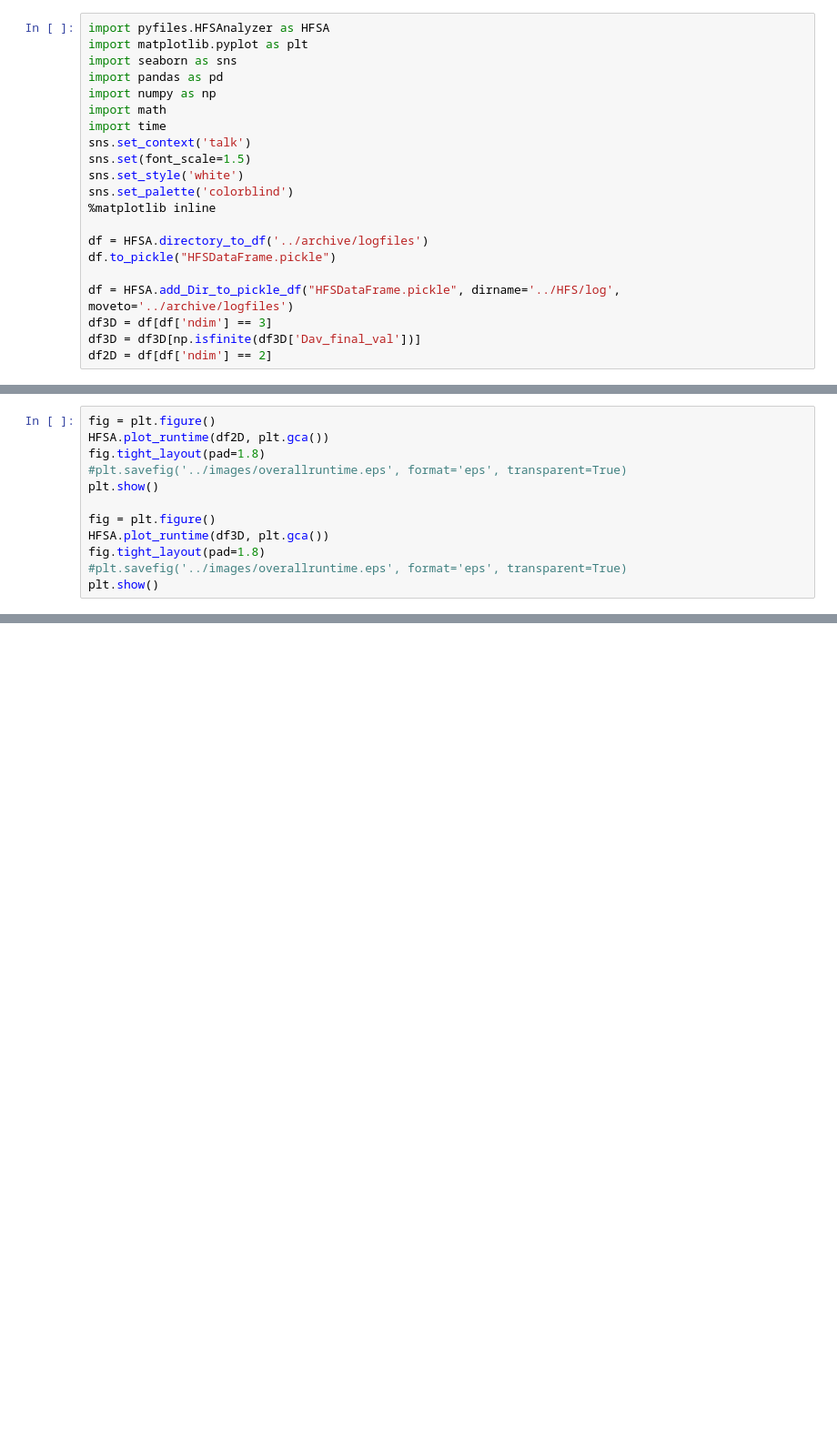
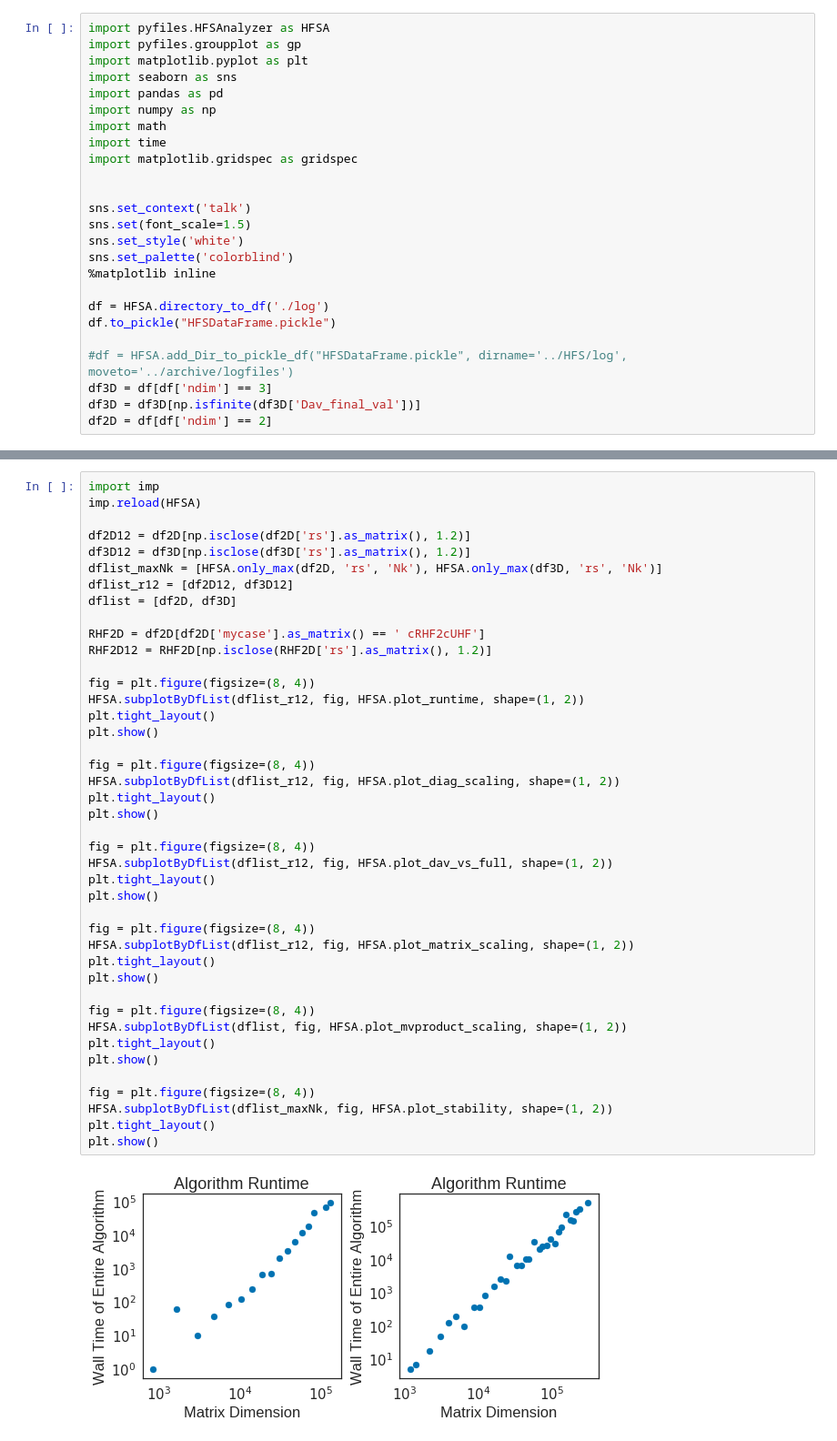
Before and after one commit to ecurtin2/HF-Stability, a Jupyter notebook: analysis/Analyzer.ipynb, the cells around one changed output, grey strips where cells are left out. Shown at 91% size. Drawn from its saved outputs; the diff is of its cells as text; blank space fills up the shorter version.

```diff
--- a/analysis/Analyzer.ipynb
+++ b/analysis/Analyzer.ipynb
@@ -1,21 +1,25 @@
 # %%
 import pyfiles.HFSAnalyzer as HFSA
+import pyfiles.groupplot as gp
 import matplotlib.pyplot as plt
 import seaborn as sns
 import pandas as pd
 import numpy as np
 import math
 import time
+import matplotlib.gridspec as gridspec
+
+
 sns.set_context('talk')
 sns.set(font_scale=1.5)
 sns.set_style('white')
 sns.set_palette('colorblind')
 %matplotlib inline
 
-df = HFSA.directory_to_df('../archive/logfiles')
+df = HFSA.directory_to_df('./log')
 df.to_pickle("HFSDataFrame.pickle")
 
-df = HFSA.add_Dir_to_pickle_df("HFSDataFrame.pickle", dirname='../HFS/log', moveto='../archive/logfiles')
+#df = HFSA.add_Dir_to_pickle_df("HFSDataFrame.pickle", dirname='../HFS/log', moveto='../archive/logfiles')
 df3D = df[df['ndim'] == 3]
 df3D = df3D[np.isfinite(df3D['Dav_final_val'])]
 df2D = df[df['ndim'] == 2]
@@ -89,12 +60,0 @@ plt.show()
-# %%
-fig = plt.figure()
-HFSA.plot_runtime(df2D, plt.gca())
-fig.tight_layout(pad=1.8)
-#plt.savefig('../images/overallruntime.eps', format='eps', transparent=True)
-plt.show()
-
-fig = plt.figure()
-HFSA.plot_runtime(df3D, plt.gca())
-fig.tight_layout(pad=1.8)
-#plt.savefig('../images/overallruntime.eps', format='eps', transparent=True)
-plt.show()
@@ -161,0 +61,44 @@ plt.show()
+# %%
+import imp
+imp.reload(HFSA)
+
+df2D12 = df2D[np.isclose(df2D['rs'].as_matrix(), 1.2)]
+df3D12 = df3D[np.isclose(df3D['rs'].as_matrix(), 1.2)]
+dflist_maxNk = [HFSA.only_max(df2D, 'rs', 'Nk'), HFSA.only_max(df3D, 'rs', 'Nk')]
+dflist_r12 = [df2D12, df3D12]
+dflist = [df2D, df3D]
+
+RHF2D = df2D[df2D['mycase'].as_matrix() == ' cRHF2cUHF']
+RHF2D12 = RHF2D[np.isclose(RHF2D['rs'].as_matrix(), 1.2)]
+
+fig = plt.figure(figsize=(8, 4))
+HFSA.subplotByDfList(dflist_r12, fig, HFSA.plot_runtime, shape=(1, 2))
+plt.tight_layout()
+plt.show()
+
+fig = plt.figure(figsize=(8, 4))
+HFSA.subplotByDfList(dflist_r12, fig, HFSA.plot_diag_scaling, shape=(1, 2))
+plt.tight_layout()
+plt.show()
+
+fig = plt.figure(figsize=(8, 4))
+HFSA.subplotByDfList(dflist_r12, fig, HFSA.plot_dav_vs_full, shape=(1, 2))
+plt.tight_layout()
+plt.show()
+
+fig = plt.figure(figsize=(8, 4))
+HFSA.subplotByDfList(dflist_r12, fig, HFSA.plot_matrix_scaling, shape=(1, 2))
+plt.tight_layout()
+plt.show()
+
+fig = plt.figure(figsize=(8, 4))
+HFSA.subplotByDfList(dflist, fig, HFSA.plot_mvproduct_scaling, shape=(1, 2))
+plt.tight_layout()
+plt.show()
+
+fig = plt.figure(figsize=(8, 4))
+HFSA.subplotByDfList(dflist_maxNk, fig, HFSA.plot_stability, shape=(1, 2))
+plt.tight_layout()
+plt.show()
+# %% [output]
+[figure, added]
```
Also changed, not shown: parts of 10 cells of this notebook, 48 other files.
